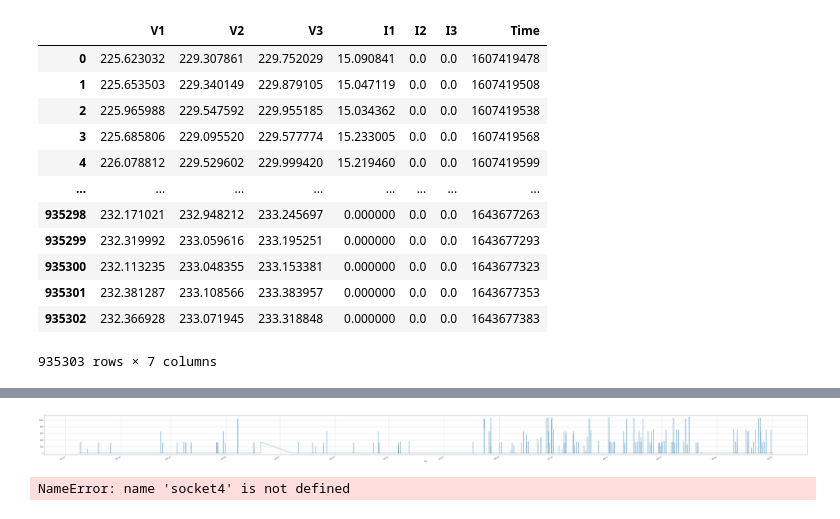
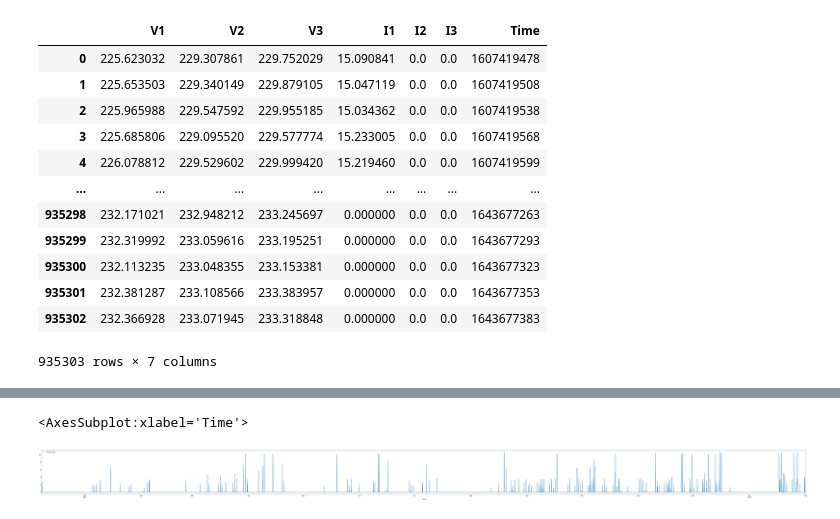
Before and after one commit to hancse/han_microgrid_lab, a Jupyter notebook: ChargingDemandPrediction/DataPoles.ipynb, the cells around one changed output, grey strips where cells are left out. Drawn from its saved outputs; the diff is of its cells as text; code cells hidden in the pictures.

```diff
--- a/ChargingDemandPrediction/DataPoles.ipynb
+++ b/ChargingDemandPrediction/DataPoles.ipynb
@@ -214,10 +205,0 @@ socket4[['V1']].plot(figsize=(200,6))
-# %%
-socket1['Power'] = socket1['I1']*socket1['V1'] + socket1['I2']*socket1['V2'] + socket1['I3']*socket1['V3']
-socket2['Power'] = socket2['I1']*socket2['V1'] + socket2['I2']*socket2['V2'] + socket2['I3']*socket2['V3']
-socket3['Power'] = socket3['I1']*socket3['V1'] + socket3['I2']*socket3['V2'] + socket3['I3']*socket3['V3']
-socket4['Power'] = socket4['I1']*socket4['V1'] + socket4['I2']*socket4['V2'] + socket4['I3']*socket4['V3']
-# %%
-socket1['Power'] = np.where((socket1.index.hour > 7) & (socket1.index.hour < 14), socket1['Power'], 0)
-socket2['Power'] = np.where((socket2.index.hour > 7) & (socket2.index.hour < 14), socket2['Power'], 0)
-socket3['Power'] = np.where((socket3.index.hour > 7) & (socket3.index.hour < 14), socket3['Power'], 0)
-socket4['Power'] = np.where((socket4.index.hour > 7) & (socket4.index.hour < 14), socket4['Power'], 0)
@@ -244,14 +206,24 @@ plt.pylab.show()
-# %%
-fig = socket3['Power'].plot(figsize=(100,6))
-fig.xaxis.set_major_locator(plt.dates.MonthLocator())
-plt.pyplot.grid()
-plt.pylab.show()
-# %% [output]
-[figure, removed]
-# %%
-fig = socket4['Power'].plot(figsize=(100,6))
-fig.xaxis.set_major_locator(plt.dates.MonthLocator())
-plt.pyplot.grid()
-plt.pylab.show()
-# %% [output]
-NameError: name 'socket4' is not defined
+# %%
+''' If the time diff is larger than 600s (10 minutes), then data are assumed loss and E is 0 '''
+
+def removeLargeDiff(diff_in):
+    if (diff_in > 600):
+        return 0
+    return diff_in
+
+def calculateEnergy(data_in):
+    data_out = data_in.copy()
+    data_out['Power'] = data_out['I1']*data_out['V1'] + data_out['I2']*data_out['V2'] + data_out['I3']*data_out['V3']
+    data_out.loc[:,'Time_diff'] = data_out.Time_diff.shift(-1)
+    data_out = data_out.iloc[:-1,:]
+    data_out['Time_diff'] = data_out.Time_diff.map(removeLargeDiff)
+    data_out['Energy_kWh'] = data_out['Power'] * data_out['Time_diff'] / 3600000
+    data_out = data_out[['Energy_kWh']].groupby(pd.Grouper(freq='1H')).sum()
+    return data_out
+# %%
+socket1_hourly = calculateEnergy(socket1)
+# %%
+socket1_hourly.plot(figsize = (100,6))
+# %% [output]
+<AxesSubplot:xlabel='Time'>
+[figure, added]
```
Also changed, not shown: parts of 28 cells of this notebook, 6 other files.
